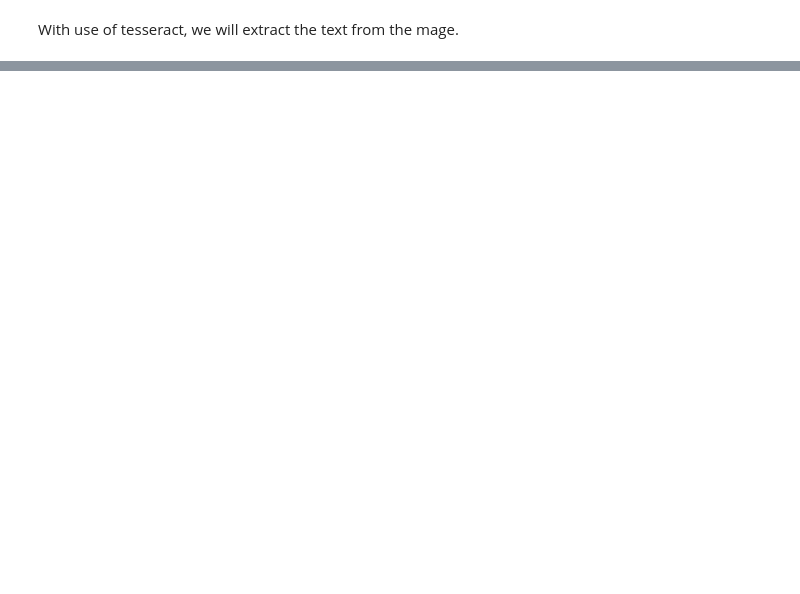
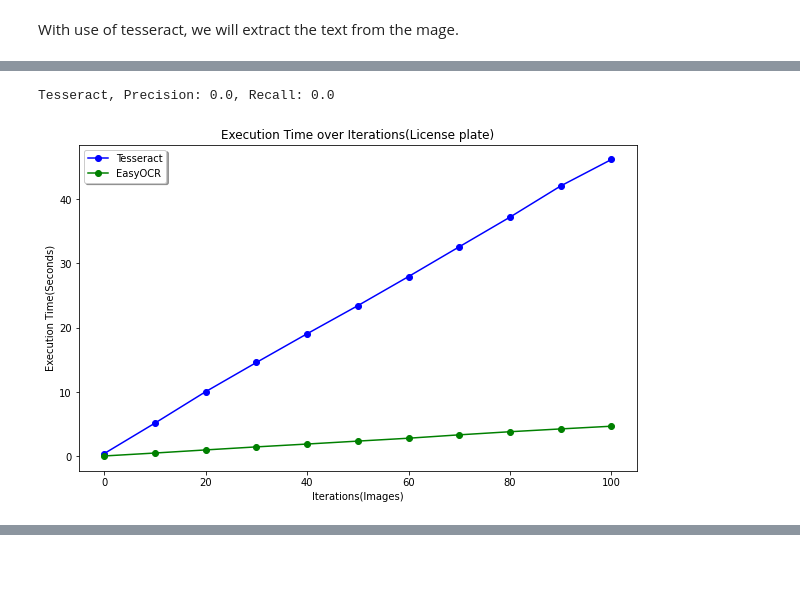
Before and after one commit to daiqing2009/APP-project, a Jupyter notebook: ocr-performance-analysis-on-license-plates.ipynb, the cells around one changed output, grey strips where cells are left out. Saved outputs shown, nothing was run; the diff lists cells and outputs as text; code cells hidden in the pictures; blank space fills up the shorter version.

Commit message:
Kaggle Notebook | OCR Performance Analysis on LICENSE PLATES | runnable license plate OCR

```diff
--- a/ocr-performance-analysis-on-license-plates.ipynb
+++ b/ocr-performance-analysis-on-license-plates.ipynb
@@ -613,9 +666,20 @@ os.makedirs(benchmarking_dir, exist_ok=True)
 # load datasets into variables
 image_map = {}
 import os
-for root, dirs, files in os.walk("/kaggle/input/us-license-plates-image-classification/plates/valid"):
-    image_map[root] = files
-    print(root)
-    print(dirs)
-    print(files)
-    print("===========")
+for root, dirs, files in os.walk("/kaggle/input/us-license-plates-image-classification/plates/test"):
+    if files:
+        image_map[root] = files
+#     print(root)
+#     print(dirs)
+#     print(files)
+#     print("===========")
+
+# print(image_map)
+
+val_filenames = []
+# select first to val_filenames
+for root, files in image_map.items():
+    for file in files[0:2]:
+        val_filenames.append(os.path.join(root,file))
+print(val_filenames[0:5])
+print(len(val_filenames))
@@ -715,21 +795,10 @@ with open(os.path.join(benchmarking_dir, 'tess_annotations.json'), 'w') as f:
 # %%
-# caluclate the accuracy
 import numpy as np
 import string
 
-ground_truth_annotations = {
-    filename: [
-        {
-            'vertices': np.array(ann['mask']).reshape(-1, 2),
-            'text': ann['utf8_string'],
-            'ignore': (
-                ann['language'] != 'english' or
-                ann['legibility'] != 'legible'
-            )
-        } for ann in [labels['anns'][str(annIdx)] for annIdx in labels['imgToAnns'][val_ids[id_index]]]
-    ]
-    for id_index, filename in enumerate(val_filenames)
-}
+# set easy ocr annocation as ground_truth
+ground_truth_annotations = easyocr_annotations
+
 score_kwargs = {
     'iou_threshold': 0.4,
     'similarity_threshold': 0.5,
@@ -739,11 +808,12 @@ score_kwargs = {
 
 for provider, annotations_file in [
     ('Tesseract', 'tess_annotations.json'),
-    ('EasyOCR', 'easyocr_annotations.json'),
-    ('Keras (scale=2)', 'keras_ocr_annotations_scale_2.json'),
-#     ('Keras (scale=3)', 'keras_ocr_annotations_scale_3.json'),
+#     ('EasyOCR', 'easyocr_annotations.json'),
+#     ('Keras (scale=2)', 'keras_ocr_annotations_scale_2.json'),
 ]:
     with open(os.path.join(benchmarking_dir, annotations_file), 'r') as f:
         annotations = json.loads(f.read())
     results, (precision, recall) = keras_ocr.evaluation.score(pred=annotations, **score_kwargs)
     print(f'{provider}, Precision: {round(precision, 2)}, Recall: {round(recall, 2)}')
+# %% [output]
+Tesseract, Precision: 0.0, Recall: 0.0
@@ -812,0 +820,22 @@ if __name__ == "__main__":
+# %%
+# plot performance along iterations
+import matplotlib.pyplot as plt
+import numpy as np
+
+x = np.linspace(0, 100, 11)
+#print(x)
+y_tess = [tess_timer[ix] for ix in x]
+y_easy = [easy_timer[ix] for ix in x]
+
+plt.figure(figsize=(10, 6))
+plt.xlabel('Iterations(Images)')
+plt.ylabel('Execution Time(Seconds)')
+plt.title('Execution Time over Iterations(License plate)')
+
+plt.plot(x, y_tess, '-o', color = 'blue')
+plt.plot(x, y_easy, '-o', color = 'green')
+plt.legend(('Tesseract', 'EasyOCR'),
+           loc='upper left', shadow=True)
+plt.show()
+# %% [output]
+[figure, added]
```
Also changed, not shown: parts of 17 cells of this notebook.
